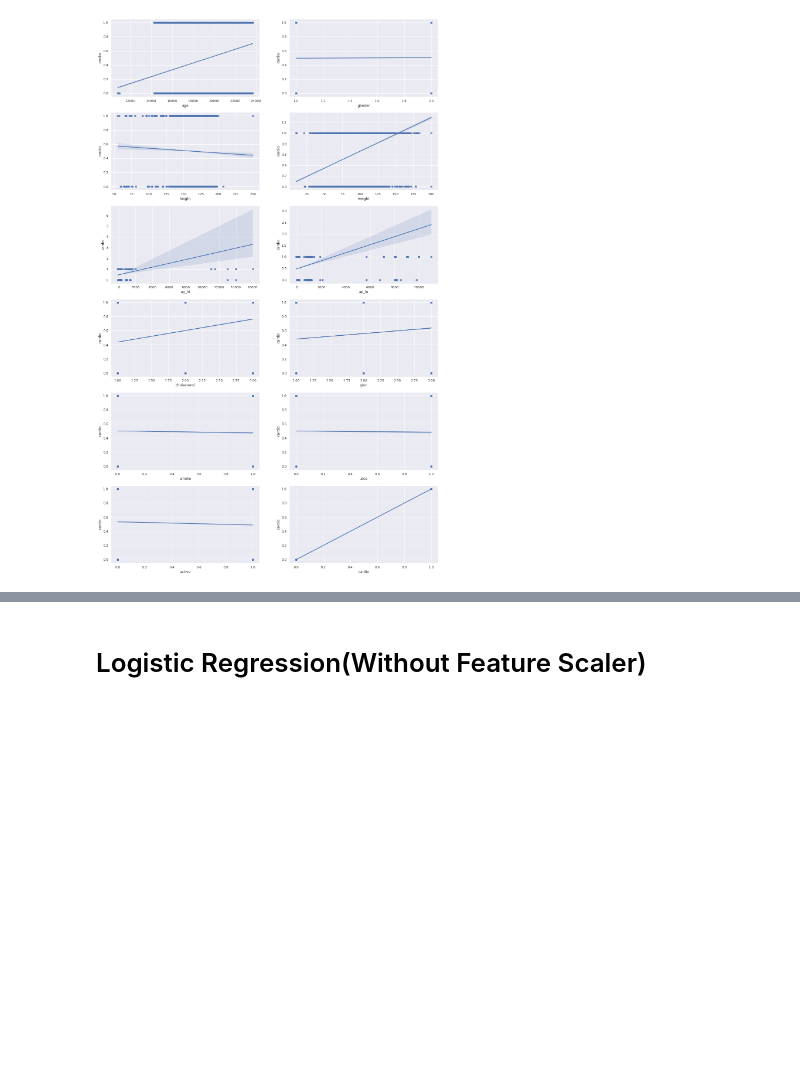
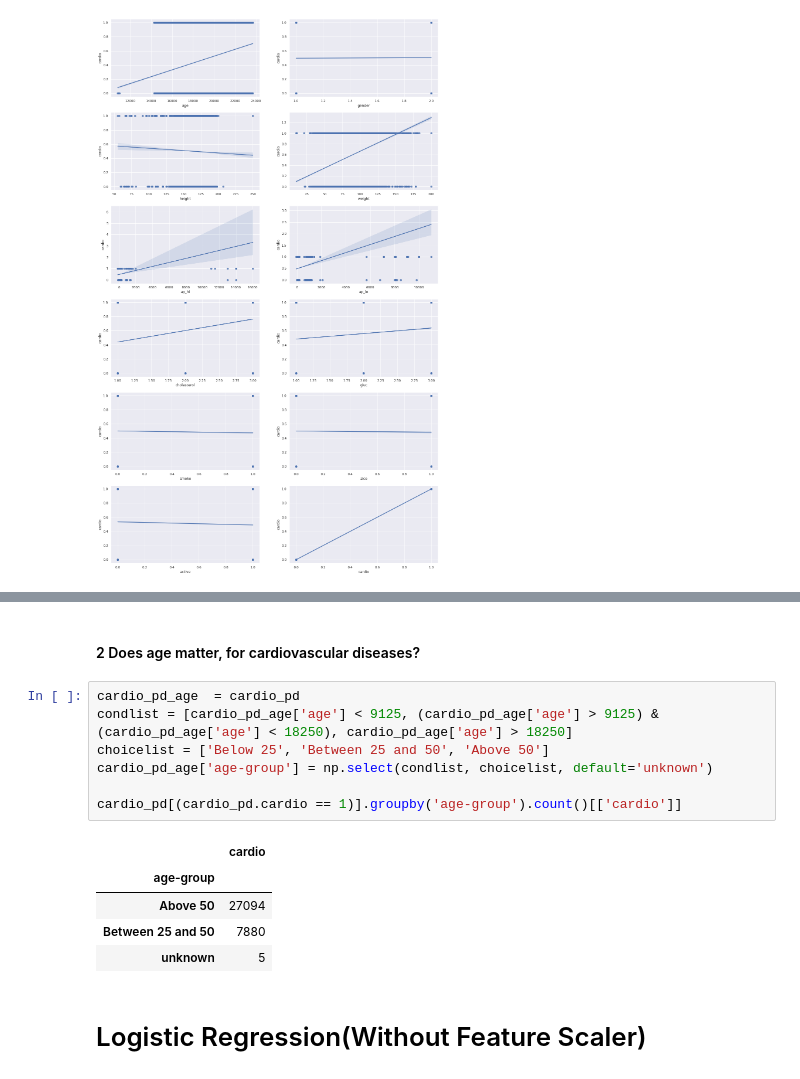
Before and after one commit to skamranh/big-data-final, a Jupyter notebook: Cardio.ipynb, the cells around one changed output, grey strips where cells are left out. Saved outputs shown, nothing was run; the diff lists cells and outputs as text; blank space fills up the shorter version.

```diff
--- a/Cardio.ipynb
+++ b/Cardio.ipynb
@@ -247,3 +260,18 @@ for i, column in enumerate(cardio_pd.columns, 1):
+# %% [markdown]
+#### 2 Does age matter, for cardiovascular diseases?
+# %%
+cardio_pd_age  = cardio_pd
+condlist = [cardio_pd_age['age'] < 9125, (cardio_pd_age['age'] > 9125) & (cardio_pd_age['age'] < 18250), cardio_pd_age['age'] > 18250]
+choicelist = ['Below 25', 'Between 25 and 50', 'Above 50']
+cardio_pd_age['age-group'] = np.select(condlist, choicelist, default='unknown')
+
+cardio_pd[(cardio_pd.cardio == 1)].groupby('age-group').count()[['cardio']]
+# %% [output]
+|  | cardio |
+| age-group |  |
+| Above 50 | 27094 |
+| Between 25 and 50 | 7880 |
+| unknown | 5 |
 # %% [markdown]
 # Logistic Regression(Without Feature Scaler)
 # %%
```
Also changed, not shown: parts of 4 cells of this notebook.
